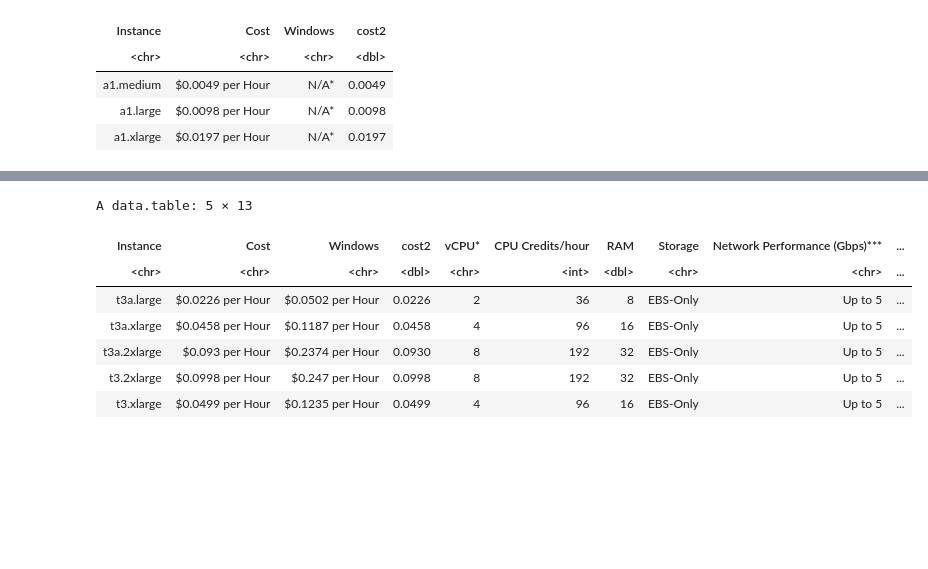
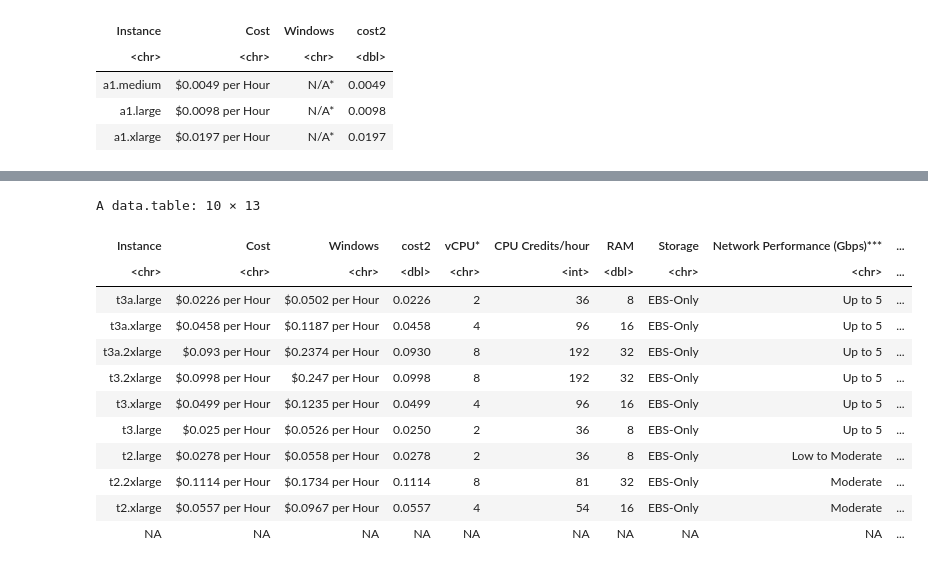
Before and after one commit to mitchac/argo-workflows, a Jupyter notebook: aws_instance_pricing/comparison.ipynb, the cells around one changed output, grey strips where cells are left out. Saved outputs shown, nothing was run; the diff lists cells and outputs as text; code cells hidden in the pictures; blank space fills up the shorter version.

```diff
--- a/aws_instance_pricing/comparison.ipynb
+++ b/aws_instance_pricing/comparison.ipynb
@@ -62,13 +62,18 @@ A data.table: 5 × 13
 | t2.medium | $0.0139 per Hour | $0.0319 per Hour | 0.0139 | 2 | 24 | 4 | EBS-Only | Low to Moderate | ... |
 | t3a.large | $0.0226 per Hour | $0.0502 per Hour | 0.0226 | 2 | 36 | 8 | EBS-Only | Up to 5 | ... |
 # %%
-m[RAM/cpu >= 4][order(cost_per_cpu)][1:5]
+m[RAM/cpu >= 4][order(cost_per_cpu)][1:10]
 # %% [output]
-A data.table: 5 × 13
+A data.table: 10 × 13
 | Instance | Cost | Windows | cost2 | vCPU* | CPU Credits/hour | RAM | Storage | Network Performance (Gbps)*** | ... |
 | <chr> | <chr> | <chr> | <dbl> | <chr> | <int> | <dbl> | <chr> | <chr> | ... |
 | t3a.large | $0.0226 per Hour | $0.0502 per Hour | 0.0226 | 2 | 36 | 8 | EBS-Only | Up to 5 | ... |
 | t3a.xlarge | $0.0458 per Hour | $0.1187 per Hour | 0.0458 | 4 | 96 | 16 | EBS-Only | Up to 5 | ... |
 | t3a.2xlarge | $0.093 per Hour | $0.2374 per Hour | 0.0930 | 8 | 192 | 32 | EBS-Only | Up to 5 | ... |
 | t3.2xlarge | $0.0998 per Hour | $0.247 per Hour | 0.0998 | 8 | 192 | 32 | EBS-Only | Up to 5 | ... |
 | t3.xlarge | $0.0499 per Hour | $0.1235 per Hour | 0.0499 | 4 | 96 | 16 | EBS-Only | Up to 5 | ... |
+| t3.large | $0.025 per Hour | $0.0526 per Hour | 0.0250 | 2 | 36 | 8 | EBS-Only | Up to 5 | ... |
+| t2.large | $0.0278 per Hour | $0.0558 per Hour | 0.0278 | 2 | 36 | 8 | EBS-Only | Low to Moderate | ... |
+| t2.2xlarge | $0.1114 per Hour | $0.1734 per Hour | 0.1114 | 8 | 81 | 32 | EBS-Only | Moderate | ... |
+| t2.xlarge | $0.0557 per Hour | $0.0967 per Hour | 0.0557 | 4 | 54 | 16 | EBS-Only | Moderate | ... |
+| NA | NA | NA | NA | NA | NA | NA | NA | NA | ... |
```
